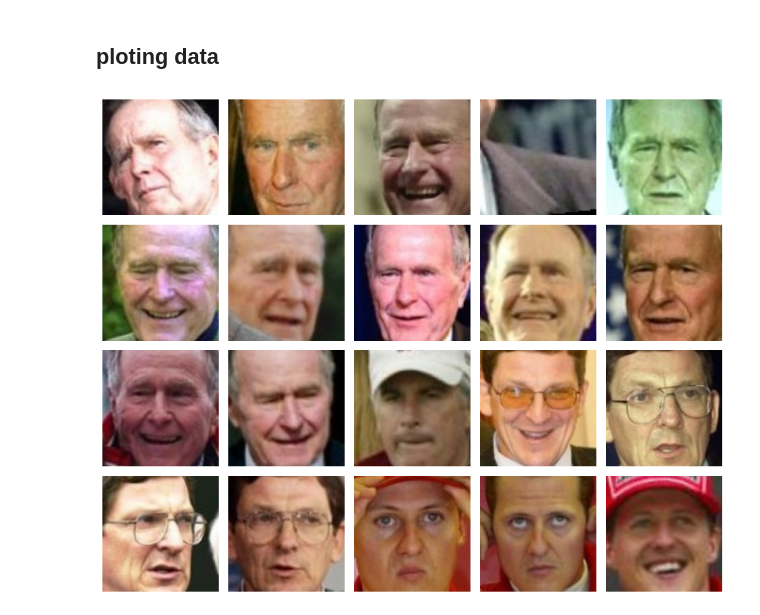
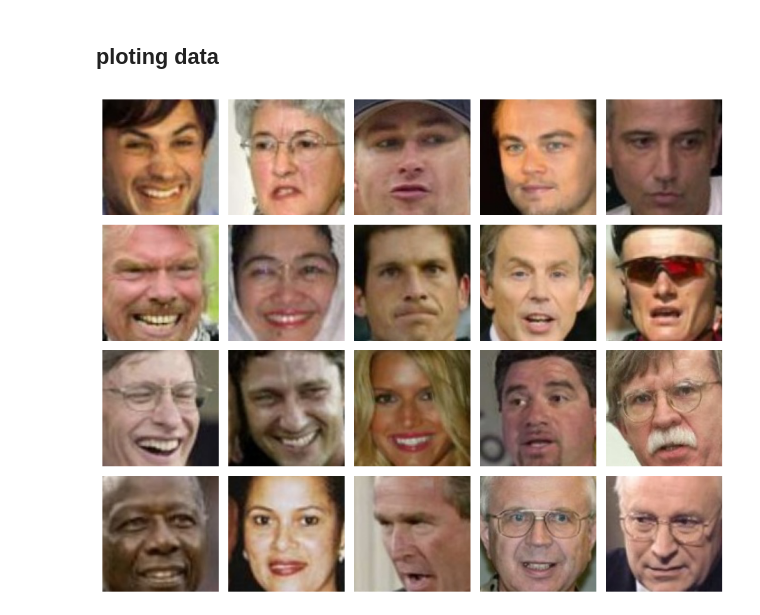
Before and after one commit to NIZE0000/MyResearch, a Jupyter notebook: Prepare_dataset_FWL.ipynb, the cells around one changed output. Saved outputs shown, nothing was run; the diff lists cells and outputs as text; code cells hidden in the pictures.

```diff
--- a/Prepare_dataset_FWL.ipynb
+++ b/Prepare_dataset_FWL.ipynb
@@ -6,13 +8,13 @@ import random
 import matplotlib.pyplot as plt
 from PIL import Image
 
-# Set the path to the directory containing the dataset
+# Set the path to dataset
 lfw_funneled_path = 'lfw_funneled'
 
-# Get the list of subdirectories in the dataset directory (each subdirectory corresponds to a person)
+# Get the list of subdirectories
 person_dirs = [os.path.join(lfw_funneled_path, name) for name in os.listdir(lfw_funneled_path) if os.path.isdir(os.path.join(lfw_funneled_path, name))]
 
-# Set the number of images to plot
+# Set the number of images
 num_images = 20
 
 # Create a new figure with multiple subplots
@@ -37,7 +39,7 @@ for i in range(num_images):
     row = i // 5
     col = i % 5
     axes[row, col].imshow(img)
-    axes[row, col].set_title(os.path.basename(person_dir))
+    # axes[row, col].set_title(os.path.basename(person_dir))
     axes[row, col].axis('off')
 
 # Adjust the spacing of the figure
@@ -71,25 +55,26 @@ for (x,y,w,h) in faces:
 import cv2
 import os
 
-# Path to the folder containing the LFW dataset
+# Original dataset path
 path = "lfw_funneled"
-output_path = "lfw_cropped_face"
+# Croped dataset path
+output_path = "dataset/lfw/"
 
-# Loop through all the person subfolders in the LFW dataset folder
 for person_folder in os.listdir(path):
     person_path = os.path.join(path, person_folder)
     if os.path.isdir(person_path):
-        # Loop through all the image files in the person subfolder
+
+        # Loop through subfolder
         for filename in os.listdir(person_path):
             if filename.endswith(".jpg") or filename.endswith(".png"):
-                # Read the image file
+                # Read image file
                 image = cv2.imread(os.path.join(person_path, filename))
 
                 # Convert the image to grayscale
                 gray = cv2.cvtColor(image, cv2.COLOR_BGR2GRAY)
 
                 # Detect faces
-                face_cascade = cv2.CascadeClassifier(cv2.data.haarcascades + 'haarcascade_frontalface_default.xml')
+                face_cascade = cv2.CascadeClassifier('weights/haarcascade_frontalface_default.xml')
                 faces = face_cascade.detectMultiScale(gray, scaleFactor=1.2, minNeighbors=5)
 
                 # Crop the face(s) and save as a new file
@@ -102,40 +87,41 @@ for person_folder in os.listdir(path):
 # %%
 import os
 import matplotlib.pyplot as plt
 import numpy as np
 from PIL import Image
 
 # Set the path to the dataset
-dataset_path = 'lfw_cropped_face'
+dataset_path = 'dataset/lfw'
 
-# Get the list of image filenames
+# Get the list of image filenam
 image_filenames = os.listdir(dataset_path)
 
-# Set the number of images to plot
+# Set the number of images
 num_images = 20
 
-# Create a new figure with multiple subplots
+# Create a subplots
 fig, axes = plt.subplots(nrows=4, ncols=5, figsize=(10, 8))
 
-# Iterate over the first num_images filenames and plot the corresponding images
-for i, filename in enumerate(image_filenames[:num_images]):
+for i in range(num_images):
+
+    # Random image
+    filename = random.choice(image_filenames)
+
     # Load the image
     img_path = os.path.join(dataset_path, filename)
     img = Image.open(img_path)
 
     # Convert the image to a numpy array
     img_arr = np.asarray(img)
 
     # Plot the image on the corresponding subplot
     row = i // 5
     col = i % 5
-    axes[row, col].imshow(img_arr, cmap='gray')
+    axes[row, col].imshow(img_arr)
     axes[row, col].axis('off')
 
 # Adjust the spacing of the figure
 fig.tight_layout()
-
-# Show the figure
 plt.show()
 # %% [output]
-[figure, old version]
+[figure, new version]
```
Also changed, not shown: parts of 3 cells of this notebook, 5 other files.
